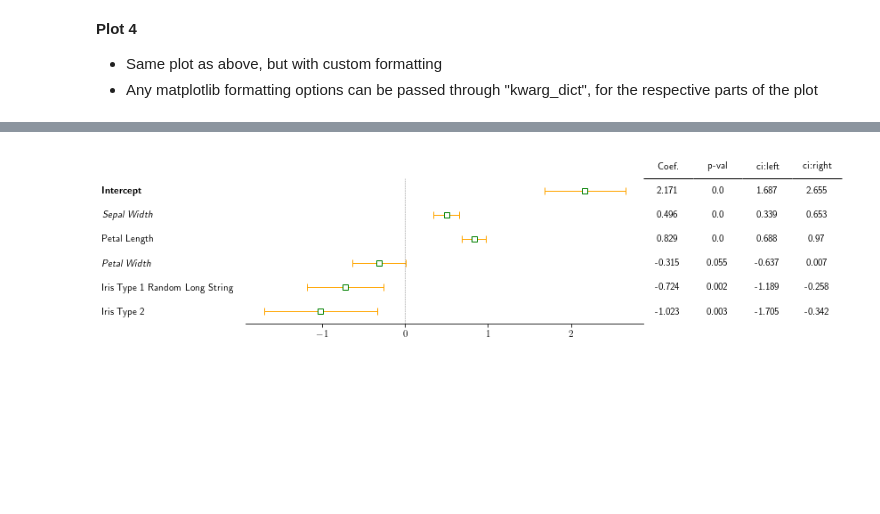
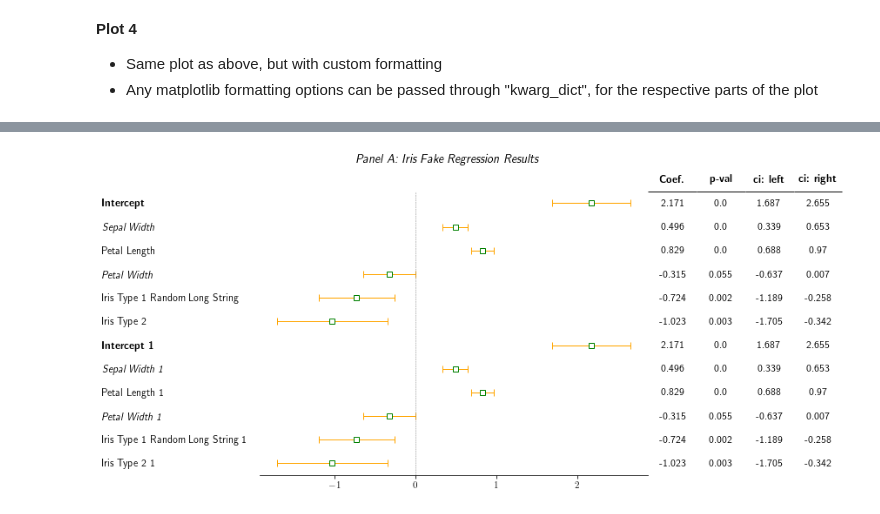
Before and after one commit to surajrn/CoefPlot, a Jupyter notebook: CoefPlots.ipynb, the cells around one changed output, grey strips where cells are left out. Saved outputs shown, nothing was run; the diff lists cells and outputs as text; code cells hidden in the pictures; blank space fills up the shorter version.

```diff
--- a/CoefPlots.ipynb
+++ b/CoefPlots.ipynb
@@ -241,0 +276,12 @@ fig.savefig("test.png", bbox_inches = "tight")
+# %%
+## First, generate a new regression results dataset which is longer .
+# For the sake of simplicity, simply duplicate the regression results dataset from above and stack it,
+# so we get 12 labels on the y axis.
+
+indexnames=list(reg_result.index)
+indexnames.extend([f"{n}_1" for n in reg_result.index])
+
+reg_result1=reg_result.append(reg_result)
+reg_result1.index=indexnames
+
+reg_result1
@@ -242,25 +302,44 @@ fig.savefig("test.png", bbox_inches = "tight")
 # %%
 ### Example using Latex text labels
+
+mpl.rc('text', usetex=True)
+
+x=reg_result1['coef'].values[::-1]
+
+xerror=reg_result1['ci_length'].values[::-1]
+
+col_dict={
+    'coef': "\\textbf{Coef.}",
+ 'pvalue': "\\textbf{p-val}",
+ 'ci_left': "\\textbf{ci: left}",
+ 'ci_right': "\\textbf{ci: right}"}
+
+tabledata=reg_result1[col_dict.keys()].values
 
 ylabels=['\\textbf{Intercept}',
          '\\textit{Sepal Width}',
          'Petal Length',
          '\\emph{Petal Width}',
          'Iris Type 1 Random Long String',
-         'Iris Type 2'][::-1]
+         'Iris Type 2',
+        '\\textbf{Intercept 1}',
+         '\\textit{Sepal Width 1}',
+         'Petal Length 1',
+         '\\emph{Petal Width 1}',
+         'Iris Type 1 Random Long String 1',
+         'Iris Type 2 1'][::-1]
 
 
 
 #Generate Coefficient Plot
 fig=cpl.make_coef_plot(x,
-                   xerror,
-                   ylabels,
-                   tabledata,
-                   col_dict,
-              kwarg_dict={"marker_kwargs":{"fmt":"ws", "markersize":6, "markeredgecolor":"green"},
-                          "errorbar_kwargs":{"color":"orange"}})
-
-
-fig.savefig("test.png", bbox_inches = "tight")
+                       xerror,
+                       ylabels,
+                       tabledata,
+                       col_dict,
+                        kwarg_dict={"marker_kwargs":{"fmt":"ws", "markersize":6, "markeredgecolor":"green"},
+                              "errorbar_kwargs":{"color":"orange"}}).\
+            title("\\emph{Panel A: Iris Fake Regression Results}", **{"fontsize":14}).\
+            save("test.png", bbox_inches = "tight").show()
 # %% [output]
-[figure, old version]
+[figure, new version]
```
Also changed, not shown: parts of 16 cells of this notebook, 2 other files.
